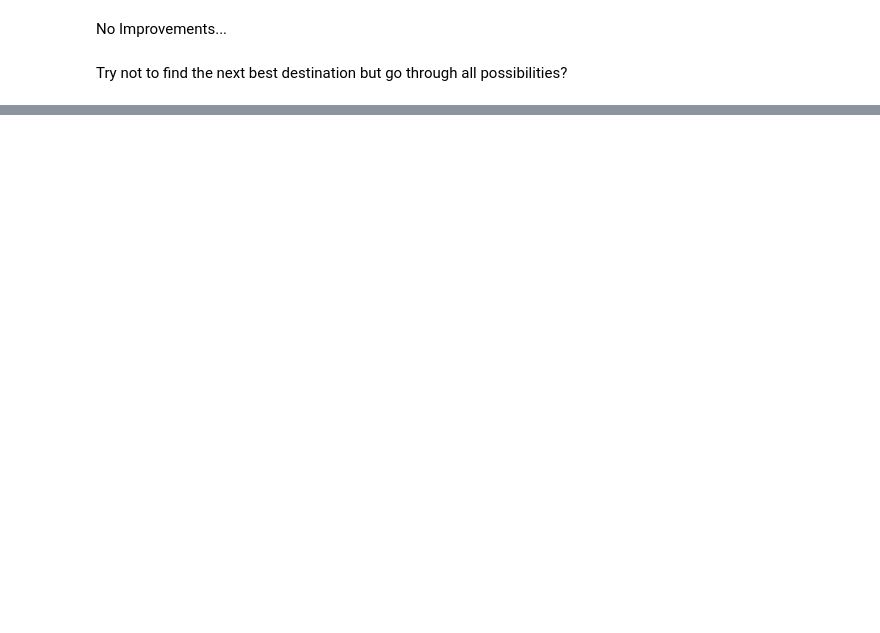
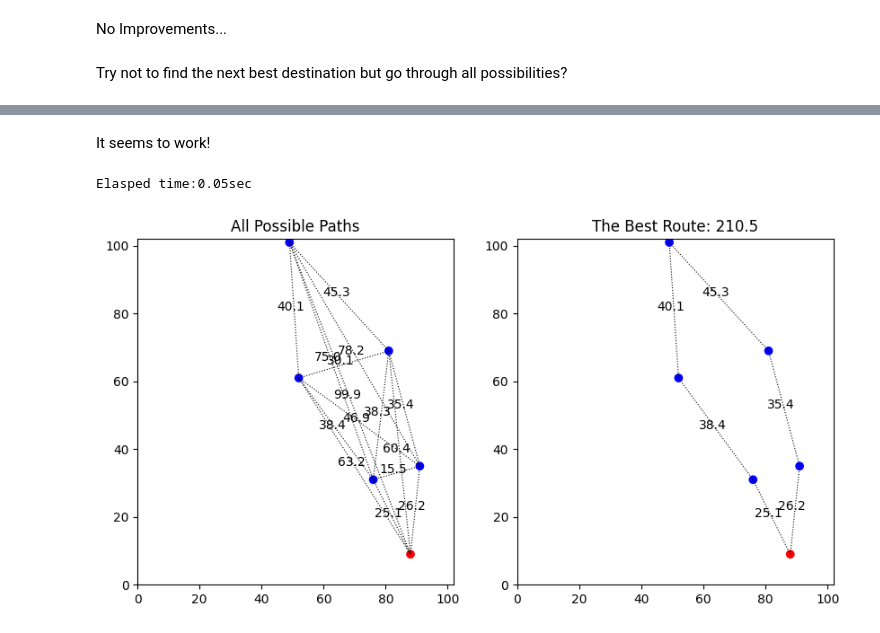
Before and after one commit to kellychin79/analysis_4, a Jupyter notebook: routing_with_xy_coordinates.ipynb, the cells around one changed output, grey strips where cells are left out. Cells and saved outputs as stored; diff of their text form; code cells hidden in the pictures; blank space fills up the shorter version.

```diff
--- a/routing_with_xy_coordinates.ipynb
+++ b/routing_with_xy_coordinates.ipynb
@@ -520,0 +539,13 @@ It seems to work!
+# %% [markdown]
+It seems to work!
+# %%
+a = time.time()
+
+random.seed(110)
+
+run_v3(max_range=100, num_dest=5)
+
+print('Elasped time:'+str(round(time.time()-a,2))+'sec')
+# %% [output]
+Elasped time:0.05sec
+[figure, added]
```
Also changed, not shown: parts of 29 cells of this notebook, 1 other file.
